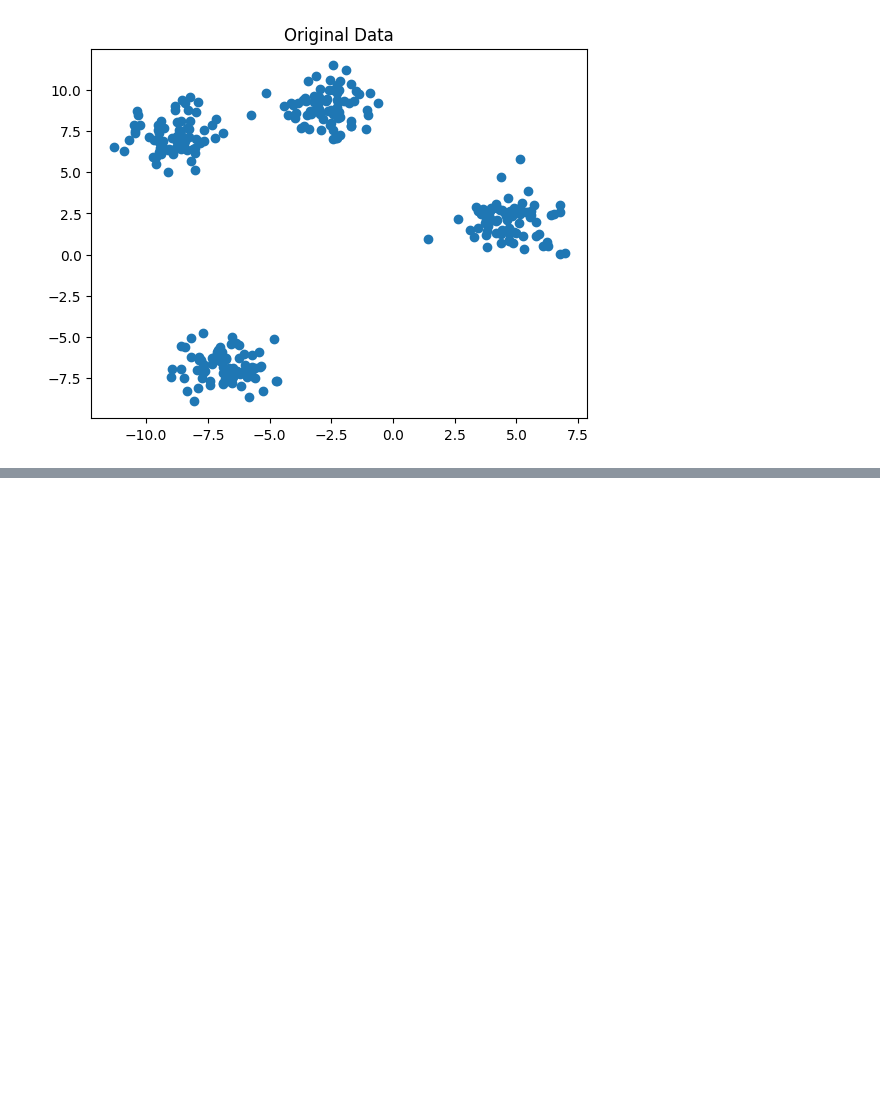
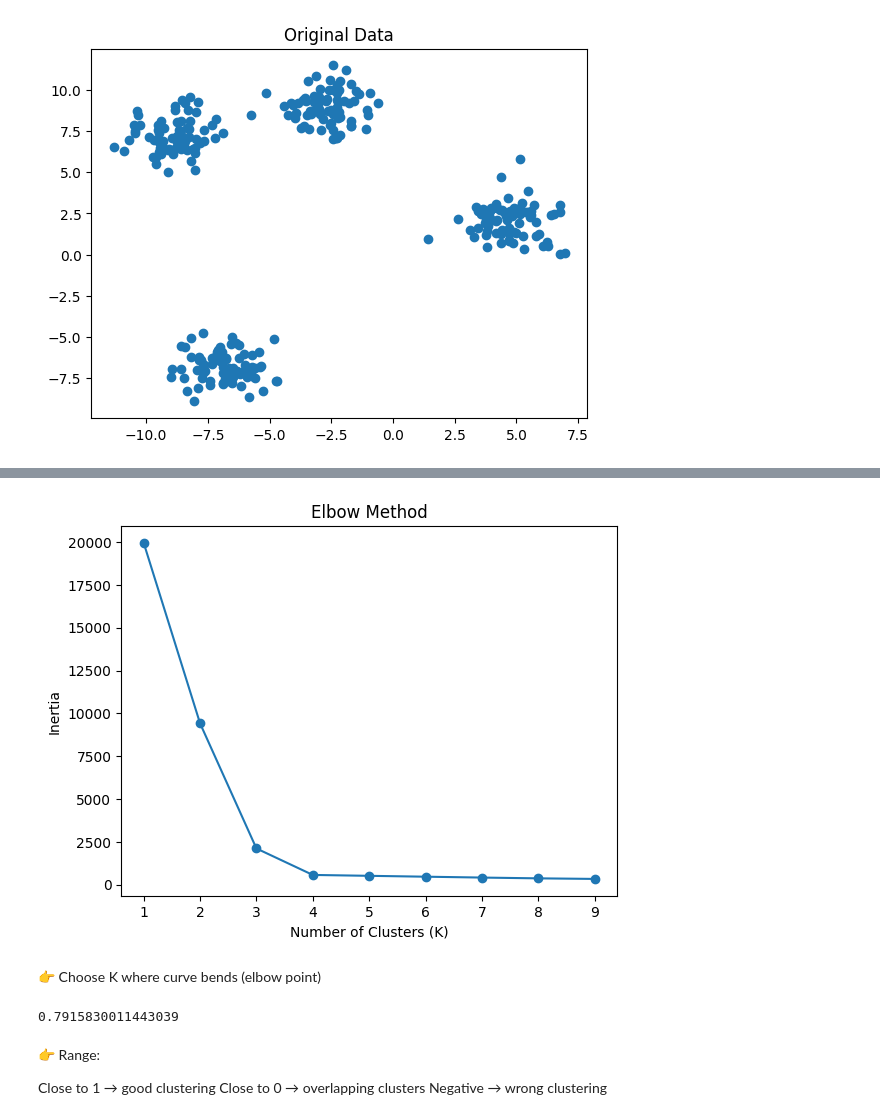
Before and after one commit to BenslyV/DS2026, a Jupyter notebook: DataScience2026/6.MachineLearning/UnsupervisedLearning/K-MeansClustering.ipynb, the cells around one changed output, grey strips where cells are left out. Cells and saved outputs as stored; diff of their text form; code cells hidden in the pictures; blank space fills up the shorter version.

```diff
--- a/DataScience2026/6.MachineLearning/UnsupervisedLearning/K-MeansClustering.ipynb
+++ b/DataScience2026/6.MachineLearning/UnsupervisedLearning/K-MeansClustering.ipynb
@@ -13,0 +39,24 @@ plt.show()
+# %%
+#How to Choose K? (VERY IMPORTANT)
+
+#1. Elbow Method
+
+inertia = []
+K_range = range(1, 10)
+
+for k in K_range:
+    model = KMeans(n_clusters=k, random_state=42)
+    model.fit(X)
+    inertia.append(model.inertia_)
+# %%
+#plot
+
+plt.plot(K_range, inertia, marker='o')
+plt.xlabel("Number of Clusters (K)")
+plt.ylabel("Inertia")
+plt.title("Elbow Method")
+plt.show()
+# %% [output]
+[figure, added]
+# %% [markdown]
+👉 Choose K where curve bends (elbow point)
@@ -13,0 +65,13 @@ plt.show()
+# %%
+from sklearn.metrics import silhouette_score
+
+score = silhouette_score(X, labels)
+print(score)
+# %% [output]
+0.7915830011443039
+# %% [markdown]
+👉 Range:
+
+Close to 1 → good clustering
+Close to 0 → overlapping clusters
+Negative → wrong clustering
```
Also changed, not shown: parts of 4 cells of this notebook, 7 other files.
